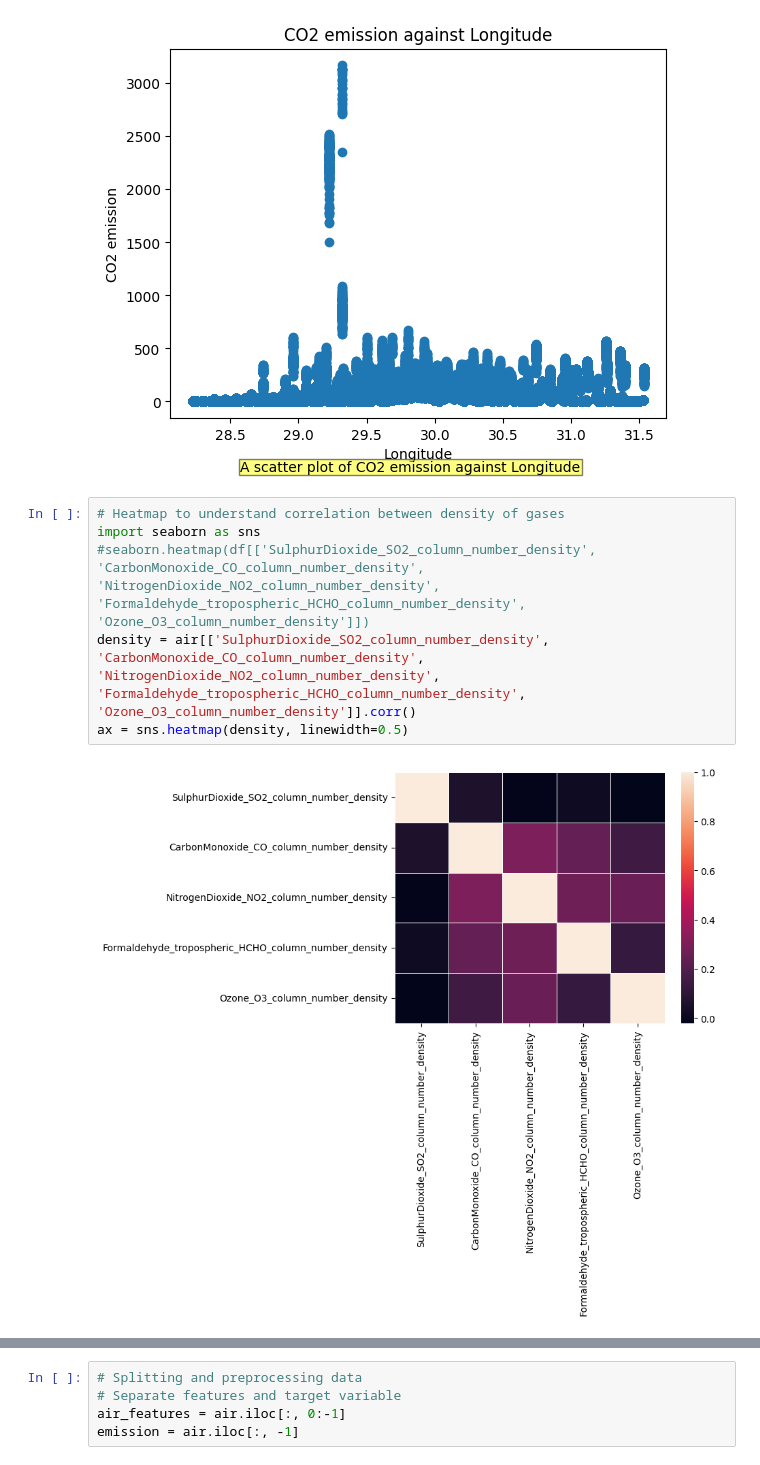
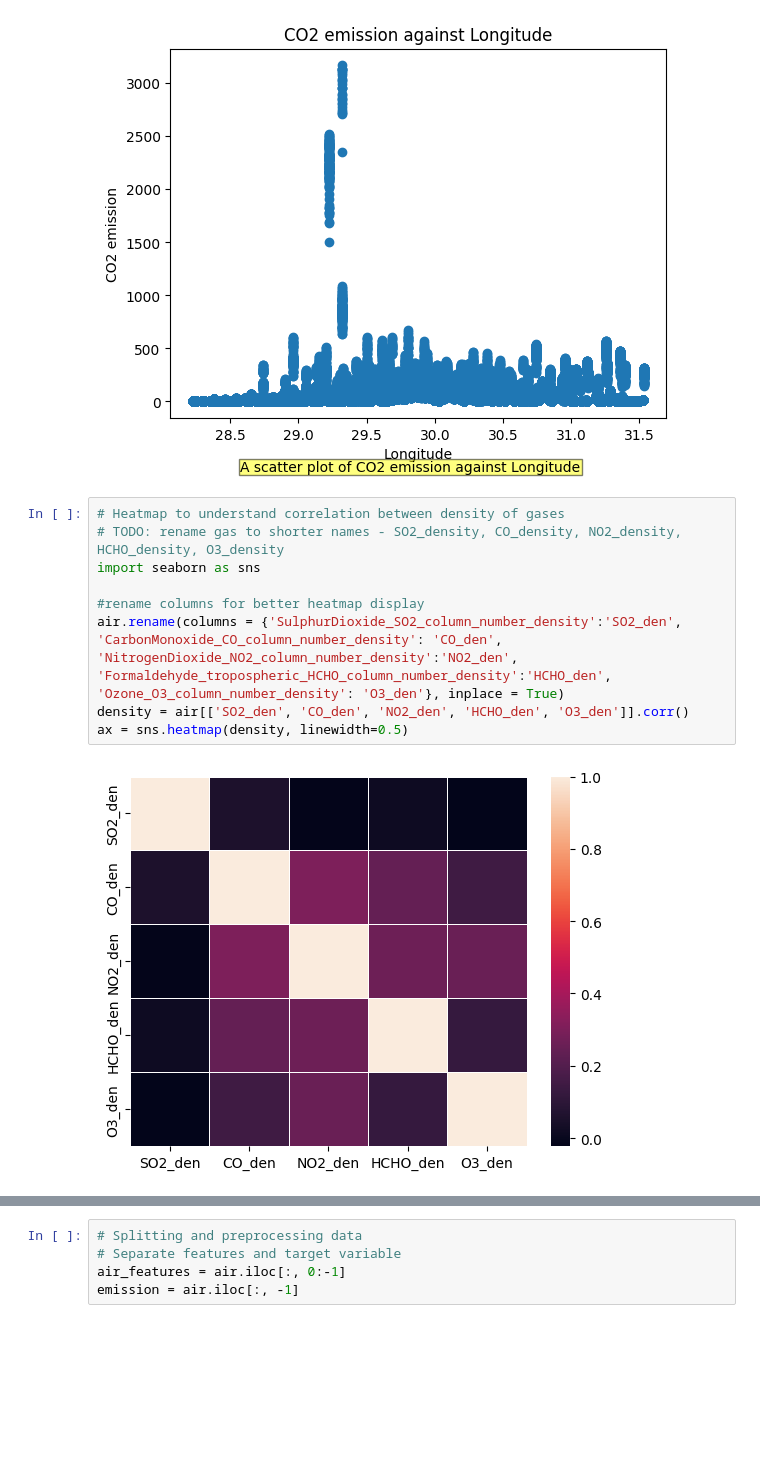
Before and after one commit to clhperry/brown-data1030, a Jupyter notebook: rwanda-co2-emission.ipynb, the cells around one changed output, grey strips where cells are left out. Cells and saved outputs as stored; diff of their text form; blank space fills up the shorter version.

```diff
--- a/rwanda-co2-emission.ipynb
+++ b/rwanda-co2-emission.ipynb
@@ -100,9 +90,12 @@ plt.show()
 [figure]
 # %%
 # Heatmap to understand correlation between density of gases
+# TODO: rename gas to shorter names - SO2_density, CO_density, NO2_density, HCHO_density, O3_density
 import seaborn as sns
-#seaborn.heatmap(df[['SulphurDioxide_SO2_column_number_density', 'CarbonMonoxide_CO_column_number_density', 'NitrogenDioxide_NO2_column_number_density', 'Formaldehyde_tropospheric_HCHO_column_number_density', 'Ozone_O3_column_number_density']])
-density = air[['SulphurDioxide_SO2_column_number_density', 'CarbonMonoxide_CO_column_number_density', 'NitrogenDioxide_NO2_column_number_density', 'Formaldehyde_tropospheric_HCHO_column_number_density', 'Ozone_O3_column_number_density']].corr()
+
+#rename columns for better heatmap display
+air.rename(columns = {'SulphurDioxide_SO2_column_number_density':'SO2_den', 'CarbonMonoxide_CO_column_number_density': 'CO_den', 'NitrogenDioxide_NO2_column_number_density':'NO2_den', 'Formaldehyde_tropospheric_HCHO_column_number_density':'HCHO_den', 'Ozone_O3_column_number_density': 'O3_den'}, inplace = True)
+density = air[['SO2_den', 'CO_den', 'NO2_den', 'HCHO_den', 'O3_den']].corr()
 ax = sns.heatmap(density, linewidth=0.5)
 # %% [output]
-[figure, old version]
+[figure, new version]
```
Also changed, not shown: parts of 13 cells of this notebook.
